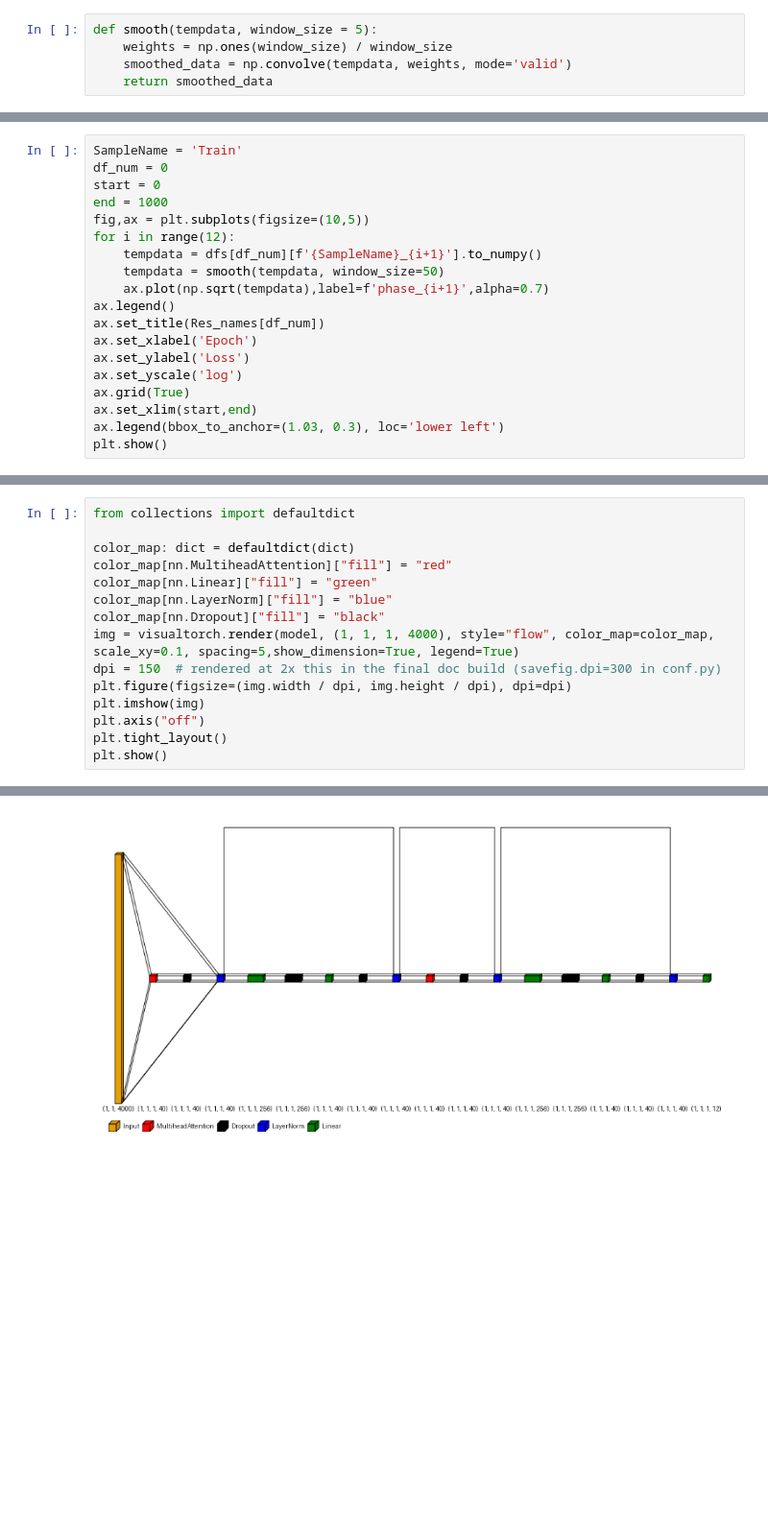
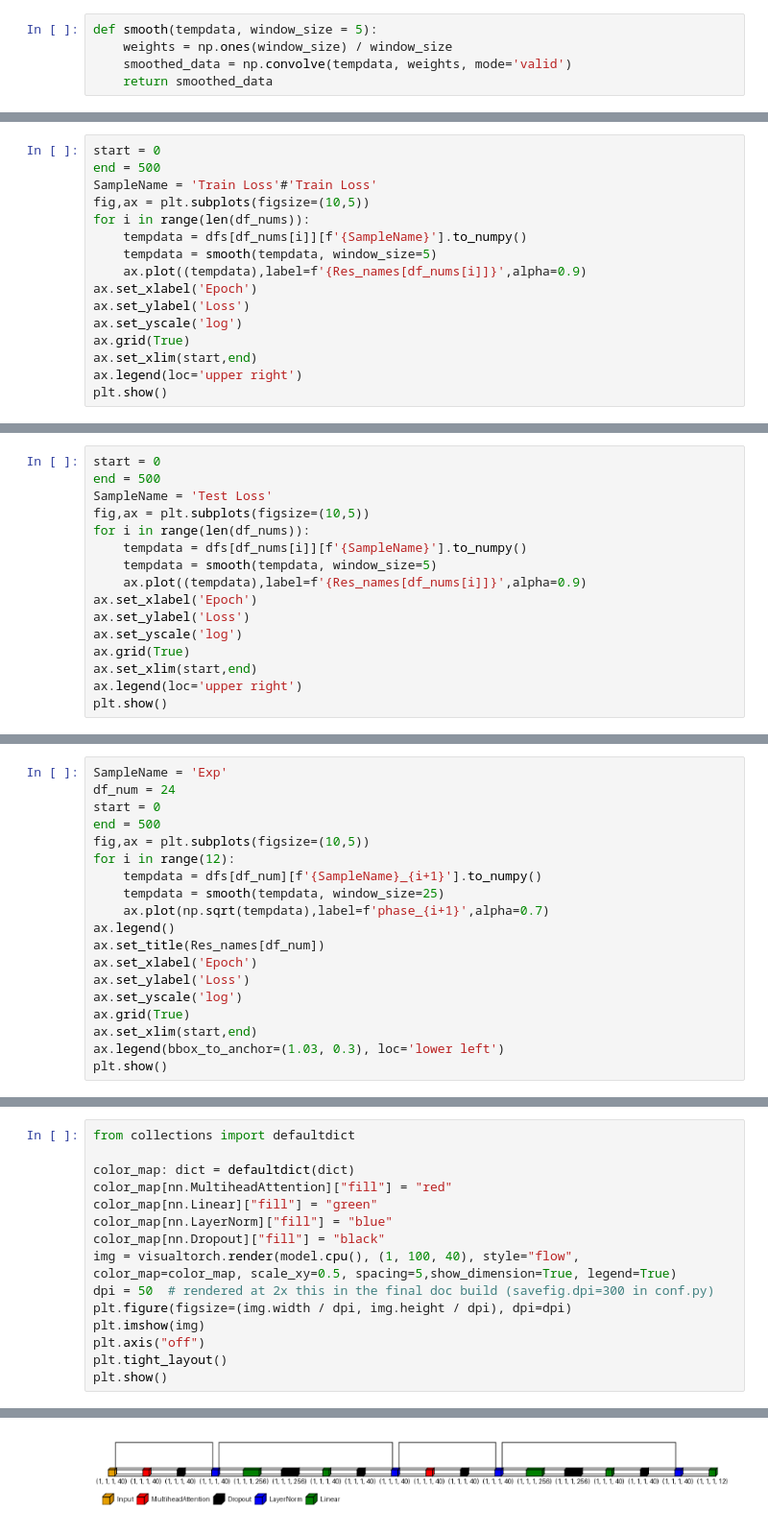
Before and after one commit to VladimirStanovov/DiffractNet, a Jupyter notebook: NN_QPA_OSO/DiffractNet_Results_Analysis.ipynb, the cells around one changed output, grey strips where cells are left out. Shown at 96% size. Cells and saved outputs as stored; diff of their text form; blank space fills up the shorter version.

```diff
--- a/NN_QPA_OSO/DiffractNet_Results_Analysis.ipynb
+++ b/NN_QPA_OSO/DiffractNet_Results_Analysis.ipynb
@@ -311,0 +342,16 @@ plt.show()
+# %%
+start = 0
+end = 500
+SampleName = 'Train Loss'#'Train Loss'
+fig,ax = plt.subplots(figsize=(10,5))
+for i in range(len(df_nums)):
+    tempdata = dfs[df_nums[i]][f'{SampleName}'].to_numpy()
+    tempdata = smooth(tempdata, window_size=5)
+    ax.plot((tempdata),label=f'{Res_names[df_nums[i]]}',alpha=0.9)
+ax.set_xlabel('Epoch')
+ax.set_ylabel('Loss')
+ax.set_yscale('log')
+ax.grid(True)
+ax.set_xlim(start,end)
+ax.legend(loc='upper right')
+plt.show()
@@ -311,0 +360,16 @@ plt.show()
+# %%
+start = 0
+end = 500
+SampleName = 'Test Loss'
+fig,ax = plt.subplots(figsize=(10,5))
+for i in range(len(df_nums)):
+    tempdata = dfs[df_nums[i]][f'{SampleName}'].to_numpy()
+    tempdata = smooth(tempdata, window_size=5)
+    ax.plot((tempdata),label=f'{Res_names[df_nums[i]]}',alpha=0.9)
+ax.set_xlabel('Epoch')
+ax.set_ylabel('Loss')
+ax.set_yscale('log')
+ax.grid(True)
+ax.set_xlim(start,end)
+ax.legend(loc='upper right')
+plt.show()
@@ -312,12 +378,12 @@ plt.show()
 # %%
-SampleName = 'Train'
-df_num = 0
+SampleName = 'Exp'
+df_num = 24
 start = 0
-end = 1000
+end = 500
 fig,ax = plt.subplots(figsize=(10,5))
 for i in range(12):
     tempdata = dfs[df_num][f'{SampleName}_{i+1}'].to_numpy()
-    tempdata = smooth(tempdata, window_size=50)
+    tempdata = smooth(tempdata, window_size=25)
     ax.plot(np.sqrt(tempdata),label=f'phase_{i+1}',alpha=0.7)
 ax.legend()
 ax.set_title(Res_names[df_num])
@@ -400,8 +739,8 @@ color_map[nn.MultiheadAttention]["fill"] = "red"
 color_map[nn.Linear]["fill"] = "green"
 color_map[nn.LayerNorm]["fill"] = "blue"
 color_map[nn.Dropout]["fill"] = "black"
-img = visualtorch.render(model, (1, 1, 1, 4000), style="flow", color_map=color_map, scale_xy=0.1, spacing=5,show_dimension=True, legend=True)
-dpi = 150  # rendered at 2x this in the final doc build (savefig.dpi=300 in conf.py)
+img = visualtorch.render(model.cpu(), (1, 100, 40), style="flow", color_map=color_map, scale_xy=0.5, spacing=5,show_dimension=True, legend=True)
+dpi = 50  # rendered at 2x this in the final doc build (savefig.dpi=300 in conf.py)
 plt.figure(figsize=(img.width / dpi, img.height / dpi), dpi=dpi)
 plt.imshow(img)
 plt.axis("off")
@@ -411 +752 @@ plt.show()
-[figure, old version]
+[figure, new version]
```
Also changed, not shown: parts of 15 cells of this notebook, 30 other files.
